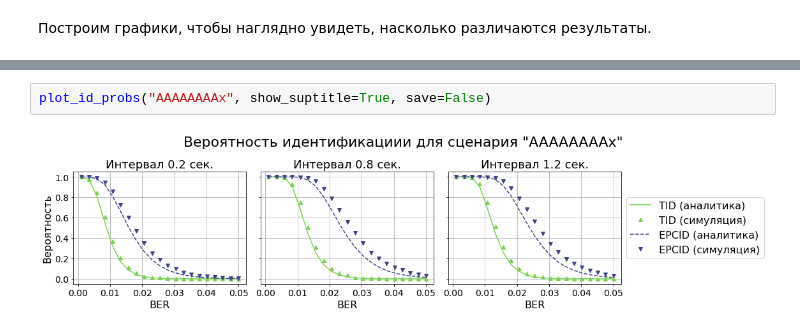
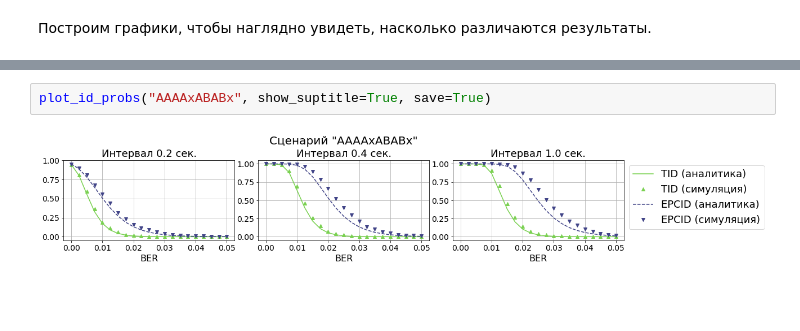
Before and after one commit to larioandr/thesis-rfidam, a Jupyter notebook: experiments/3. Simulations.ipynb, the cells around one changed output, grey strips where cells are left out. Drawn from its saved outputs; the diff is of its cells as text; blank space fills up the shorter version.

```diff
--- a/experiments/3. Simulations.ipynb
+++ b/experiments/3. Simulations.ipynb
@@ -540,4 +691,4 @@ plot_id_probs("Ax", show_suptitle=True, save=False)
-# %%
-plot_id_probs("AAAAAAAAx", show_suptitle=True, save=False)
-# %% [output]
-[figure, removed]
+# %%
+plot_id_probs("AAAAxABABx", show_suptitle=True, save=True)
+# %% [output]
+[figure, added]
```
Also changed, not shown: parts of 34 cells of this notebook, 11 other files.
